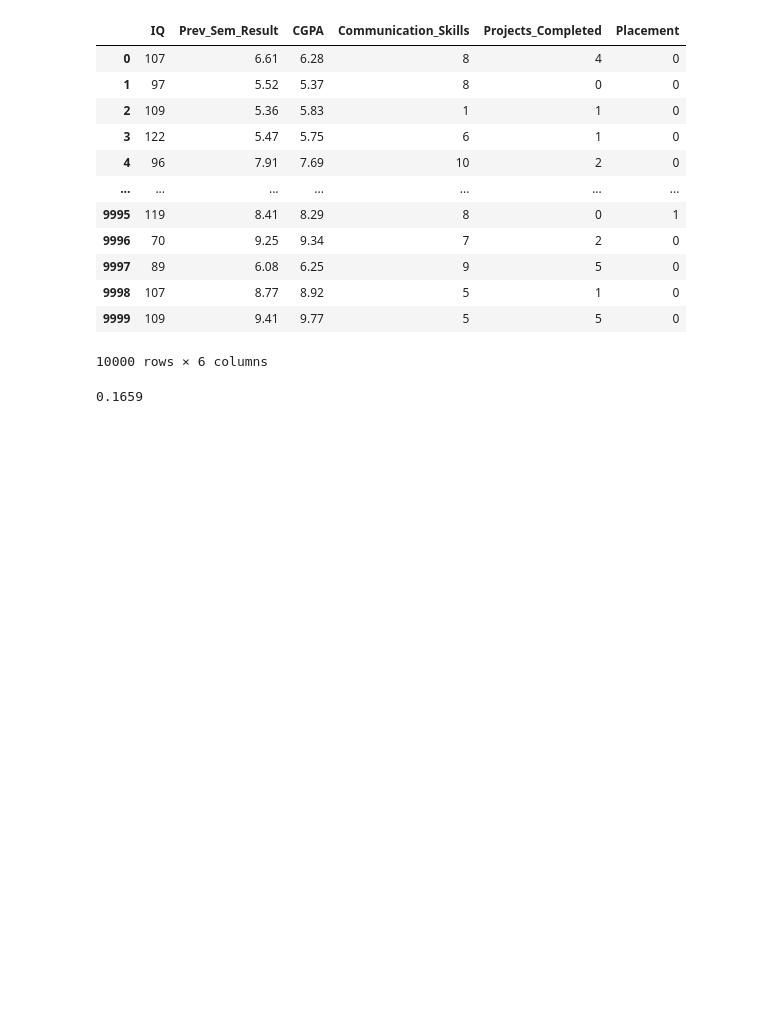
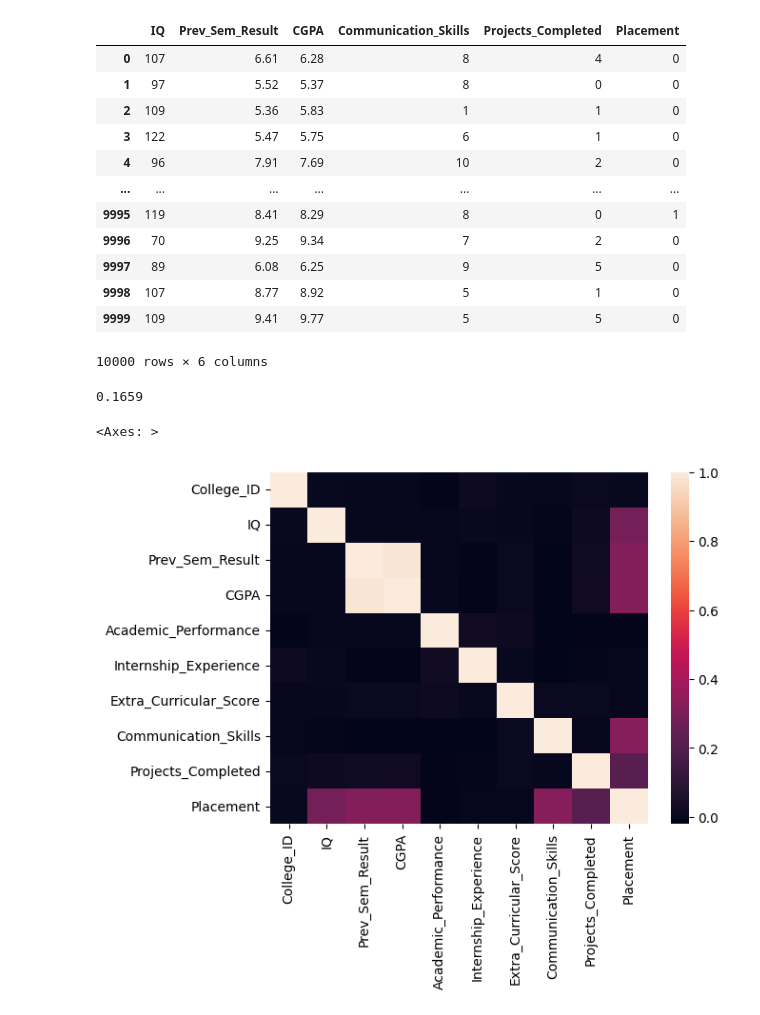
Before and after one commit to Dhakad-Anurag/DS-Project-1, a Jupyter notebook: ds-project-1.ipynb, the cells around one changed output. Drawn from its saved outputs; the diff is of its cells as text; code cells hidden in the pictures; blank space fills up the shorter version.

```diff
--- a/ds-project-1.ipynb
+++ b/ds-project-1.ipynb
@@ -105,3 +105,8 @@ placement_equals_1 = data[data[data.columns[-1]] == 1].shape[0]/data.shape[0]
 placement_equals_1
 # %% [output]
 0.1659
+# %%
+sns.heatmap(corr_data)
+# %% [output]
+<Axes: >
+[figure, added]
```
Also changed, not shown: parts of 1 cell of this notebook.
